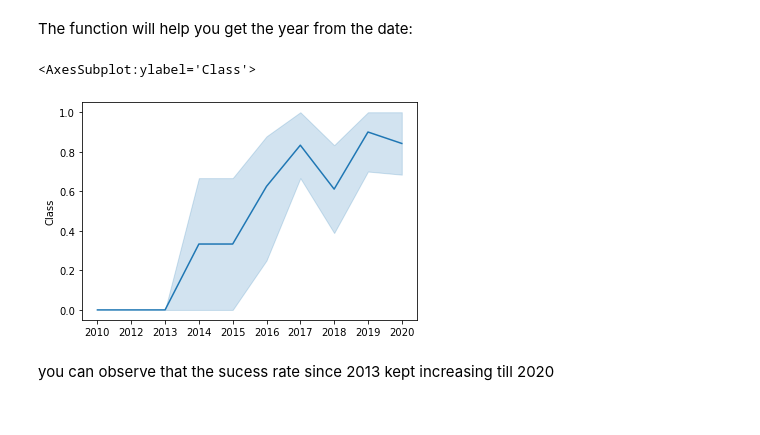
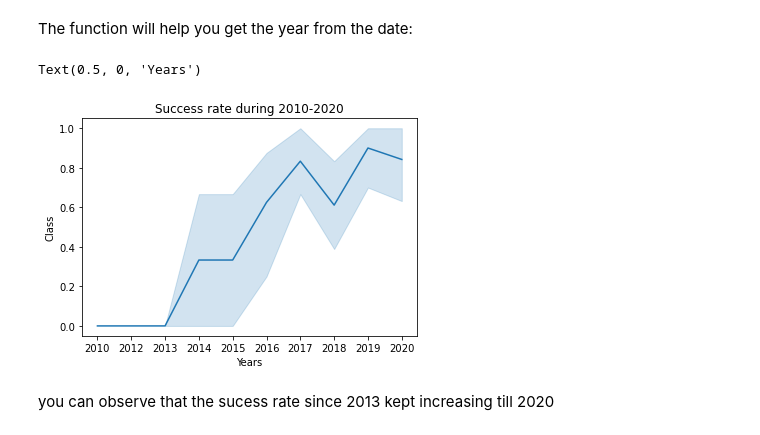
Before and after one commit to Yassine-El-M/test, a Jupyter notebook: EDA with Visualizations.ipynb, the cells around one changed output. Drawn from its saved outputs; the diff is of its cells as text; code cells hidden in the pictures.

```diff
--- a/EDA with Visualizations.ipynb
+++ b/EDA with Visualizations.ipynb
@@ -167,12 +176,13 @@ def Extract_year(date):
 # %%
 # Plot a line chart with x axis to be the extracted year and y axis to be the success rate
 year=[]
 Extract_year(df)
-len(year)
-sns.lineplot(x=year, y='Class', data = df)
+ax = sns.lineplot(x=year, y='Class', data = df)
+ax.set_title('Success rate during 2010-2020')
+ax.set_xlabel('Years')
 # %% [output]
-<AxesSubplot:ylabel='Class'>
+Text(0.5, 0, 'Years')
-[figure, old version]
+[figure, new version]
 # %% [markdown]
 you can observe that the sucess rate since 2013 kept increasing till 2020
 # %% [markdown]
```
Also changed, not shown: parts of 9 cells of this notebook.
